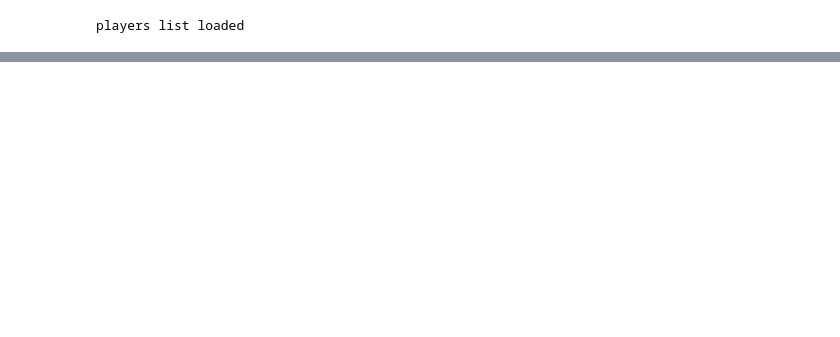
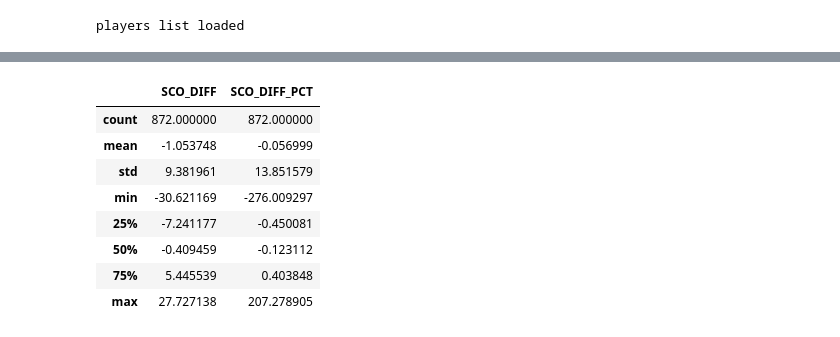
Before and after one commit to wonderui/Hoop_Fantasy, a Jupyter notebook: nba_seer-0.1/0_test_seer.ipynb, the cells around one changed output, grey strips where cells are left out. Cells and saved outputs as stored; diff of their text form; code cells hidden in the pictures; blank space fills up the shorter version.

```diff
--- a/nba_seer-0.1/0_test_seer.ipynb
+++ b/nba_seer-0.1/0_test_seer.ipynb
@@ -171,0 +212,12 @@ test_result(players_t)
+# %%
+test_result(players_t_1)
+# %% [output]
+|  | SCO_DIFF | SCO_DIFF_PCT |
+| count | 872.000000 | 872.000000 |
+| mean | -1.053748 | -0.056999 |
+| std | 9.381961 | 13.851579 |
+| min | -30.621169 | -276.009297 |
+| 25% | -7.241177 | -0.450081 |
+| 50% | -0.409459 | -0.123112 |
+| 75% | 5.445539 | 0.403848 |
+| max | 27.727138 | 207.278905 |
```
Also changed, not shown: parts of 16 cells of this notebook, 4 other files.
